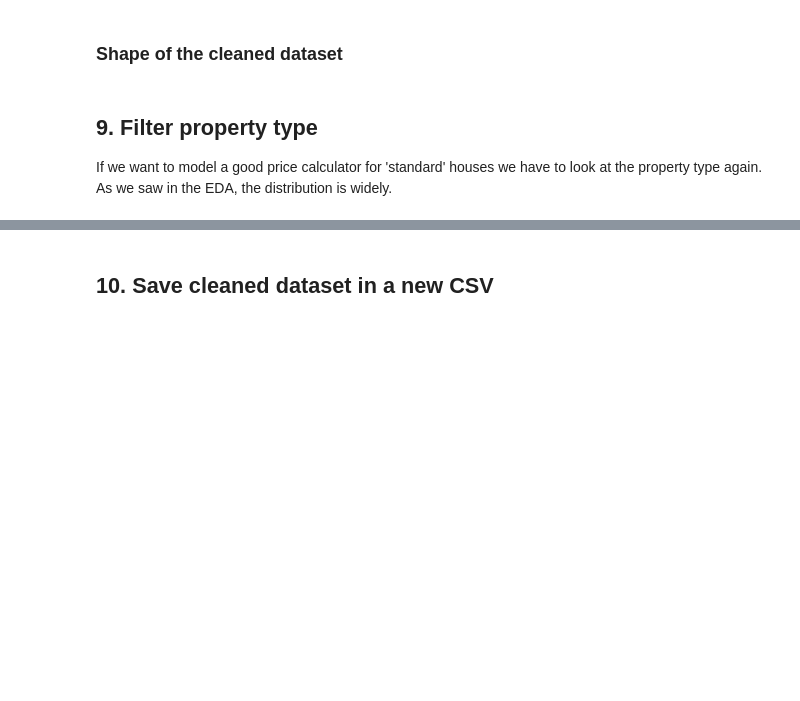
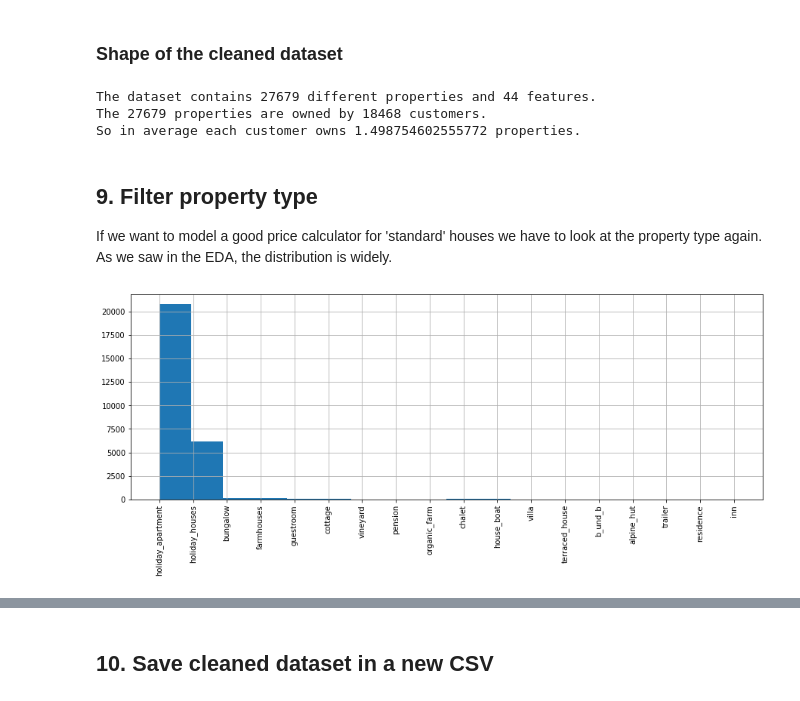
Before and after one commit to neue-fische-traum/traum-preis, a Jupyter notebook: EDA/EDA_notebook_3_listings.ipynb, the cells around one changed output, grey strips where cells are left out. Cells and saved outputs as stored; diff of their text form; code cells hidden in the pictures; blank space fills up the shorter version.

```diff
--- a/EDA/EDA_notebook_3_listings.ipynb
+++ b/EDA/EDA_notebook_3_listings.ipynb
@@ -199,3 +320,6 @@ df_listings = df_listings.drop('wifi', axis=1)
+# %%
+# Combine the similar property types
+df_listings['property_type'].replace({'apartment': 'holiday_apartment', 'holiday_farmhouses':'farmhouses', 'holiday_room': 'guestroom', 'guesthouse': 'holiday_houses', 'holiday_cottage':'cottage'}, inplace=True)
 # %% [markdown]
 ### Bedrooms
 # %%
@@ -403,6 +870,9 @@ First, we drop the 430 rows with missing values for `bathrooms`, `bedrooms` and
 # %%
 # Drop the missing values
 df_listings.dropna(subset=['bathrooms'], inplace=True)
+# %%
+# Drop the missing values
+df_listings.dropna(subset=['lat'], inplace=True)
 # %% [markdown]
 Second, we are looking for the two rows with missing values to decide how to replace them.
 # %%
@@ -475,5 +992,9 @@ We lost three subregions and eleve zipcodes with our data cleaning.
 print('The dataset contains %s different properties and %s features.' %(df_listings.shape[0], df_listings.shape[1]))
 print('The %s properties are owned by %s customers.' %(df_listings.shape[0], df_listings.customer_id.nunique()))
 print('So in average each customer owns %s properties.' %(df_listings.shape[0]/df_listings.customer_id.nunique()))
+# %% [output]
+The dataset contains 27679 different properties and 44 features.
+The 27679 properties are owned by 18468 customers.
+So in average each customer owns 1.498754602555772 properties.
 # %%
 ## Save dataset in a new CSV
@@ -485,8 +1006,10 @@ If we want to model a good price calculator for 'standard' houses we have to loo
 # %%
 # Distribution
 fig, ax = plt.subplots(figsize=(15,5))
-df_listings.property_type.hist(bins=25)
+df_listings.property_type.hist(bins=18)
 plt.xticks(rotation='vertical');
+# %% [output]
+[figure, added]
 # %%
 # Sort property type by highest value
 df_listings.groupby('property_type')['listing_id'].count().sort_values(ascending=False)
```
Also changed, not shown: parts of 66 cells of this notebook.
